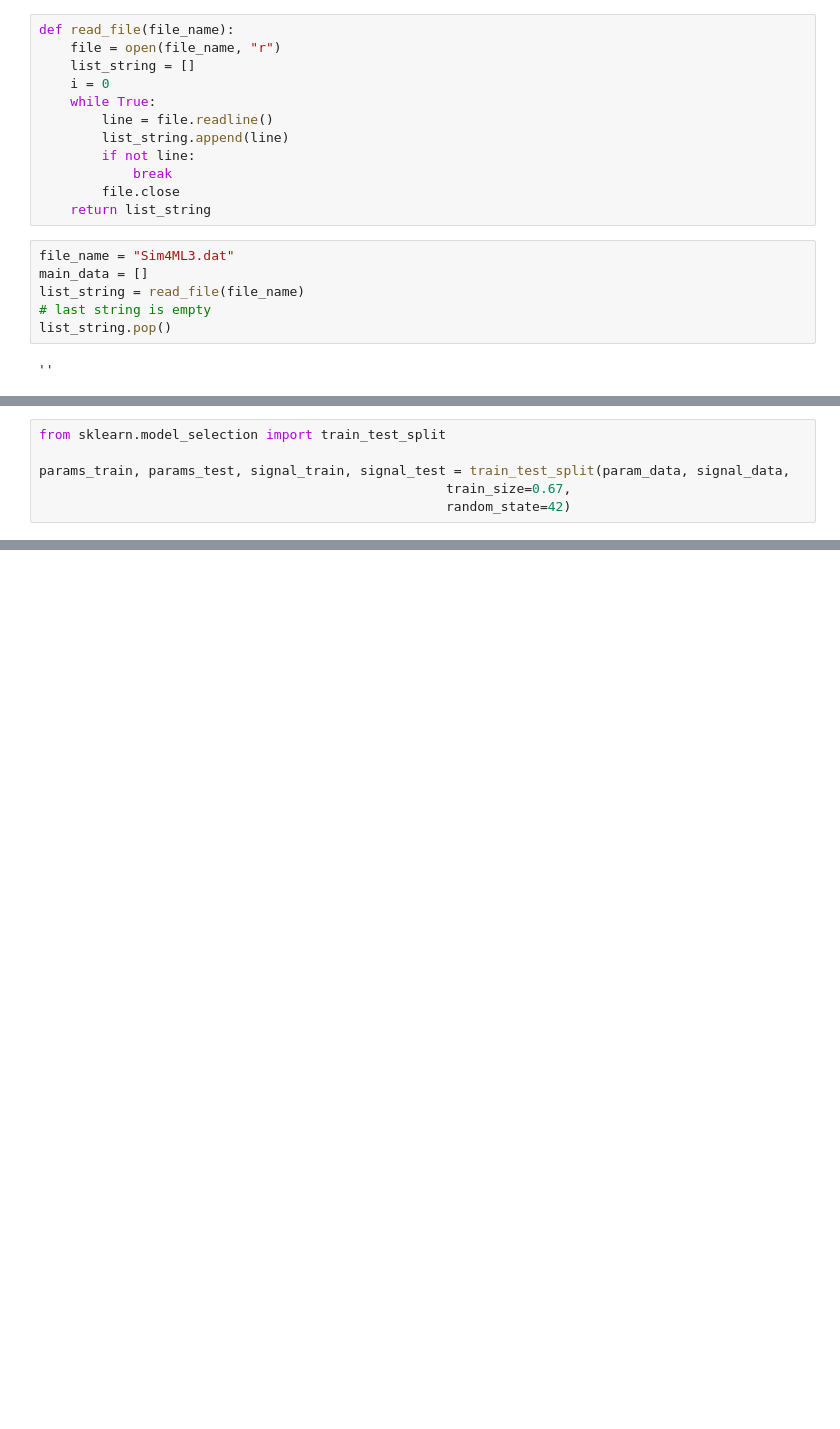
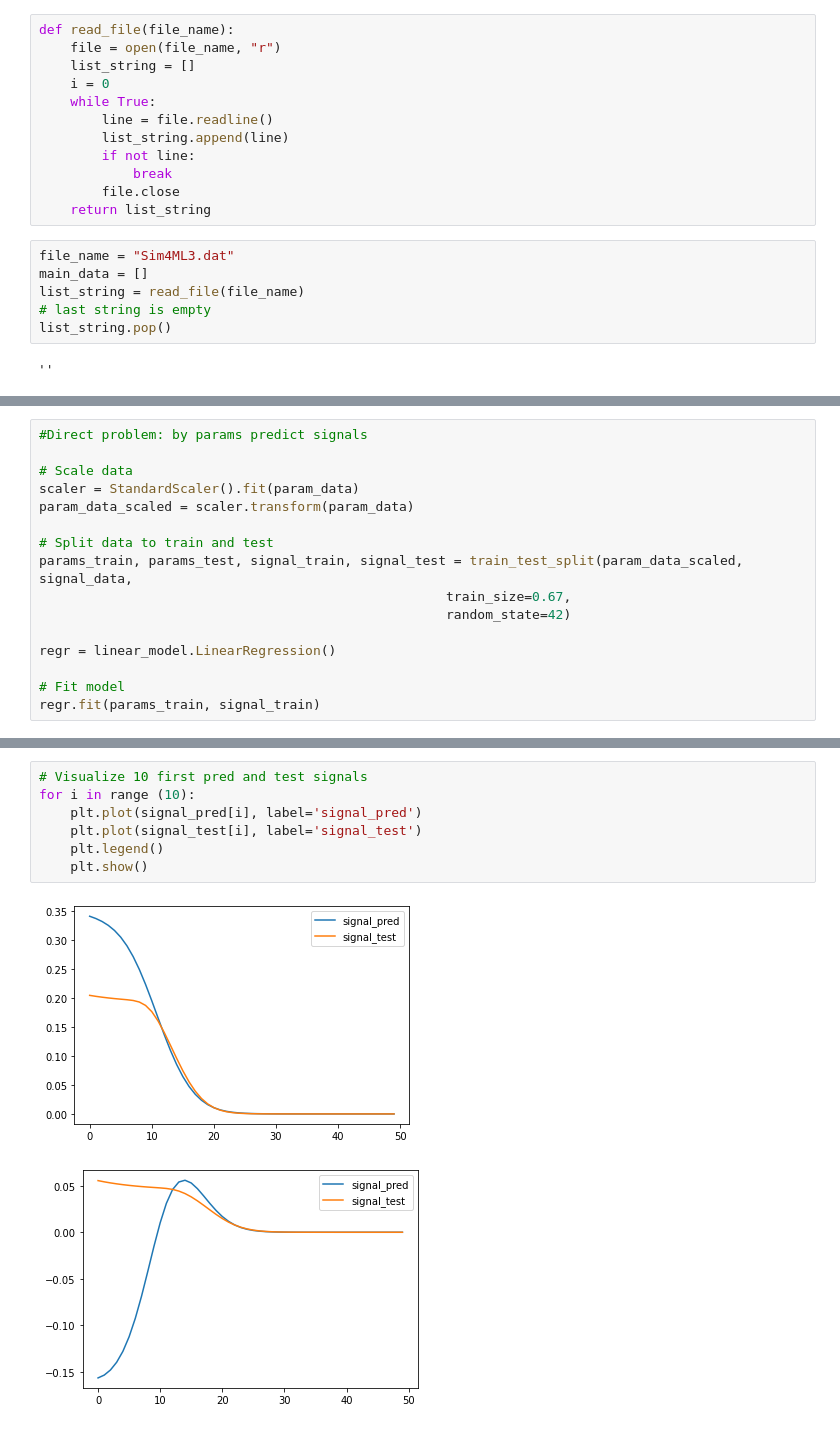
Before and after one commit to KirillAnokhin/MLProject, a Jupyter notebook: notebook.ipynb, the cells around one changed output, grey strips where cells are left out. Saved outputs shown, nothing was run; the diff lists cells and outputs as text; blank space fills up the shorter version.

Commit message:
Scale data and add visualization for linear regression
Signed-off-by: Kirill Anokhin <kirya.anokhin.99@mail.ru>

```diff
--- a/notebook.ipynb
+++ b/notebook.ipynb
@@ -40,6 +47,16 @@ for string in list_string:
 # %%
-from sklearn.model_selection import train_test_split
+#Direct problem: by params predict signals
 
-params_train, params_test, signal_train, signal_test = train_test_split(param_data, signal_data,
+# Scale data
+scaler = StandardScaler().fit(param_data)
+param_data_scaled = scaler.transform(param_data)
+
+# Split data to train and test
+params_train, params_test, signal_train, signal_test = train_test_split(param_data_scaled, signal_data,
                                                     train_size=0.67,
                                                     random_state=42)
+
+regr = linear_model.LinearRegression()
+
+# Fit model
+regr.fit(params_train, signal_train)
@@ -59 +71,11 @@ Mean squared error: 0.0022908280004867000514968
 Coefficient of determination: 0.49
+# %%
+# Visualize 10 first pred and test signals
+for i in range (10):
+    plt.plot(signal_pred[i], label='signal_pred')
+    plt.plot(signal_test[i], label='signal_test')
+    plt.legend()
+    plt.show()
+# %% [output]
+[figure, added]
+[figure, added]
```
Also changed, not shown: parts of 13 cells of this notebook.
